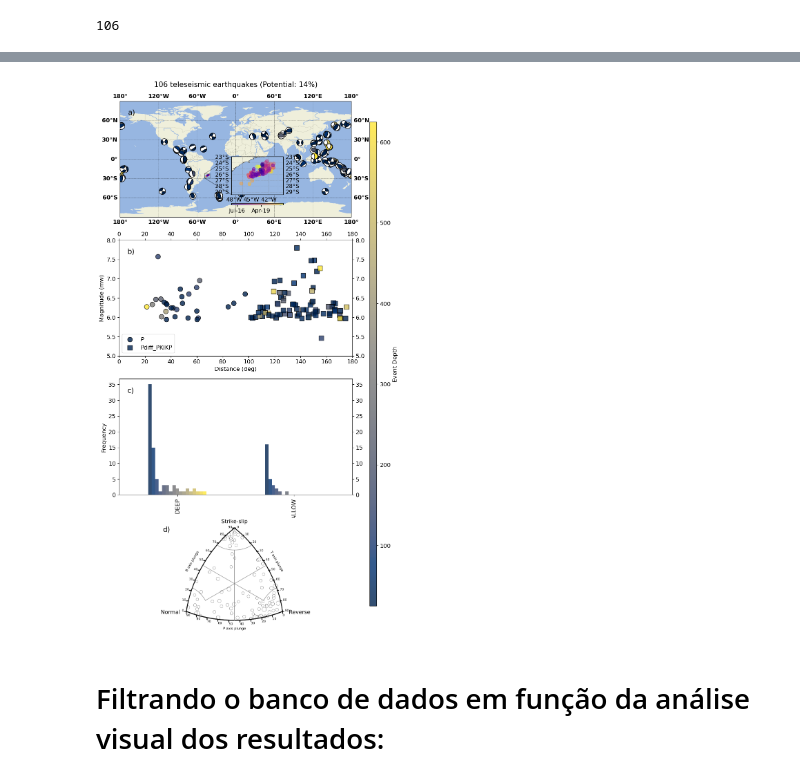
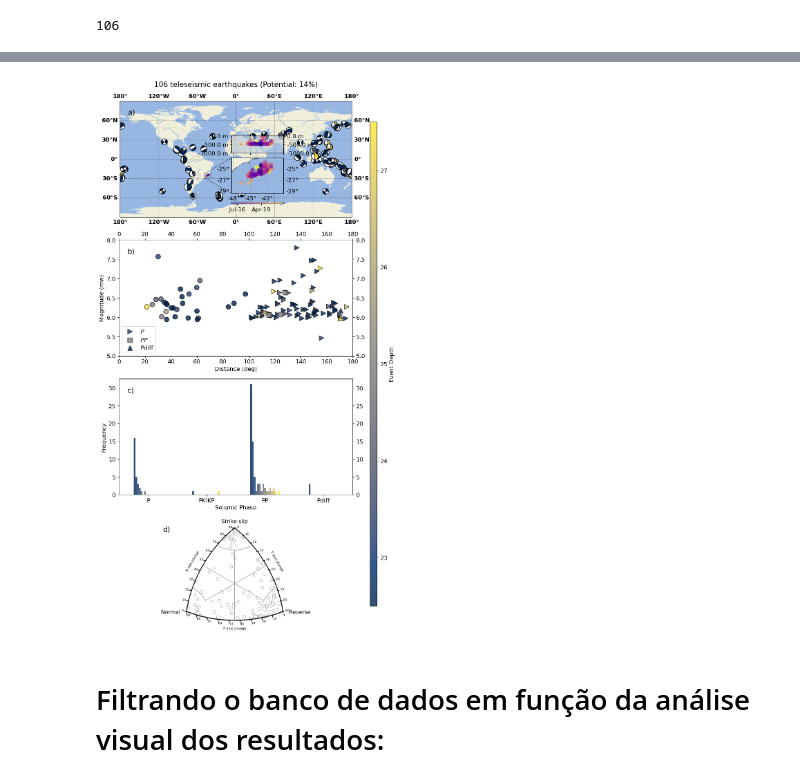
Before and after one commit to dIOGOLOC/marefone, a Jupyter notebook: diverse_tools/Tutorial/Tutorial_event_ploting_via_quakexml.ipynb, the cells around one changed output, grey strips where cells are left out. Saved outputs shown, nothing was run; the diff lists cells and outputs as text; code cells hidden in the pictures.

```diff
--- a/diverse_tools/Tutorial/Tutorial_event_ploting_via_quakexml.ipynb
+++ b/diverse_tools/Tutorial/Tutorial_event_ploting_via_quakexml.ipynb
@@ -1134,9 +2001,16 @@ def event_search(ev_file):
+# %%
+fases_sismicas = ["P","PP","Pdiff","PKP","PKIKP"]
+# %%
+input_data = []
+for fs in fases_sismicas:
+    for ev in cat:
+        input_data.append([ev,fs])
 # %%
 df_results = []
-with Pool(processes=9) as p:
-    max_ = len(cat)
+with Pool(processes=4) as p:
+    max_ = len(input_data)
     with tqdm(total=max_) as pbar:
-        for result in p.imap_unordered(event_search,cat):
+        for result in p.imap_unordered(event_search,input_data):
             df_results.append(result)
             pbar.update()
 # %%
@@ -1231,7 +2095,7 @@ colors = [plt.cm.cividis(value) for value in normalized_values]
 hex_colors = [mcolors.rgb2hex(color) for color in colors]
 
 for i in range(len(dataframe_events_glider['moment_tensor'])):
-    bb = beach(dataframe_events_glider['moment_tensor'].values[i], xy=(dataframe_events_glider['ev_long'].values[i], dataframe_events_glider['ev_lat'].values[i]),facecolor=hex_colors[i],width=10, linewidth=1)
+    bb = beach(dataframe_events_glider['moment_tensor'].values[i], xy=(dataframe_events_glider['ev_long'].values[i], dataframe_events_glider['ev_lat'].values[i]),facecolor=hex_colors[i],width=dataframe_events_glider['magnitude'].values[i]*1.5, linewidth=1)
     bb.set_zorder(10)
     ax.add_collection(bb)
 
@@ -1265,11 +2129,6 @@ axins.add_feature(cfeature.OCEAN)
 axins.add_feature(cfeature.COASTLINE,linewidth=0.3)
 axins.add_feature(cfeature.BORDERS, linestyle=':',linewidth=0.3)
 
-# ----------------------------------------------------------------------------------------------------------
-# Adding grid
-axins.gridlines(crs=ccrs.PlateCarree(), draw_labels=["bottom", "left", "right"],linewidth=0.5, color='gray', alpha=0.5, linestyle='--')
-axins.tick_params(axis='both',which="both",bottom=True, top=True, left=True, right=True,labelbottom=True, labeltop=False, labelleft=True, labelright=True)
-
 # subregion of the original image
 x1 = np.min(dataframe_glider_xml['longitude'])-abs(np.min(dataframe_glider_xml['longitude'])/30)
 x2 = np.max(dataframe_glider_xml['longitude'])+abs(np.max(dataframe_glider_xml['longitude'])/30)
@@ -1277,6 +2136,31 @@ y1 = np.min(dataframe_glider_xml['latitude'])-abs(np.min(dataframe_glider_xml['l
 y2 = np.max(dataframe_glider_xml['latitude'])+abs(np.max(dataframe_glider_xml['latitude'])/30)
 axins.set_xlim(x1, x2)
 axins.set_ylim(y1, y2)
+
+# ----------------------------------------------------------------------------------------------------------
+# Adding grid
+gl = axins.gridlines(crs=ccrs.PlateCarree(),draw_labels=["bottom", "left", "right"],linewidth=0.5, color='gray', alpha=0.5, linestyle='--')
+axins.tick_params(axis='both',which="both",bottom=True, top=True, left=True, right=True,labelbottom=True, labeltop=False, labelleft=True, labelright=True)
+gl.xlocator = FixedLocator([int(i) for i in np.linspace(x1,x2,num=4)])
+gl.ylocator = FixedLocator([int(i) for i in np.linspace(y1,y2,num=4)])
+gl.xformatter = LongitudeFormatter(direction_label=False)
+gl.yformatter = LatitudeFormatter(direction_label=False)
+
+#####################################################
+# Adding inset DEPTH
+#####################################################
+
+ax_histx = plt.axes([0.45, 0.805, 0.15, 0.025],sharex=axins,facecolor='lightsteelblue')
+ax_histx.scatter(dataframe_events_glider['lon_glider'],dataframe_events_glider['dep_glider'],c=np.array([mdates.date2num(obspy.UTCDateTime(i).datetime) for i in dataframe_events_glider['time_glider']]),marker='o',alpha=0.5,cmap='plasma',s=50)
+ax_histx.grid(linewidth=0.5, color='gray', alpha=0.5, linestyle='--')
+ax_histx.tick_params(axis='both',which="both",bottom=True, top=True, left=True, right=True,labelbottom=False, labeltop=False, labelleft=True, labelright=True)
+ax_histx.set_ylim(-1000,0)
+ax_histx.set_xlim(x1, x2)
+ax_histx.set_xticks([int(i) for i in np.linspace(x1,x2,num=4)])
+ax_histx.yaxis.set_major_formatter('{x} m')
+ax_histx.yaxis.set_major_locator(MultipleLocator(500))
+ax_histx.yaxis.set_minor_locator(MultipleLocator(100))
+ax_histx.patch.set_alpha(0.5)
 
 # ----------------------------------------------------------------------------------------------------------
 # Adding colorbar
@@ -1295,14 +2179,18 @@ ax.indicate_inset_zoom(axins, edgecolor="black")
 
 ax1 = fig.add_subplot(4, 1, 2)
 
-P_df = dataframe_events_glider[dataframe_events_glider.Phase == "SHALLOW"]
-Pdiff_PKIKP_df = dataframe_events_glider[dataframe_events_glider.Phase == "DEEP"]
+P_df = dataframe_events_glider[dataframe_events_glider.Phase == "P"]
+PP_df = dataframe_events_glider[dataframe_events_glider.Phase == "PP"]
+Pdiff_df = dataframe_events_glider[dataframe_events_glider.Phase == "Pdiff"]
+PKIKP_df = dataframe_events_glider[dataframe_events_glider.Phase == "PKIKP"]
 
 sc1 = ax1.scatter(P_df.distance,P_df.magnitude,marker='o',c=P_df.ev_depth_round.to_list(),s=100,cmap='cividis',edgecolors='k',alpha=0.8)
-sc2 = ax1.scatter(Pdiff_PKIKP_df.distance,Pdiff_PKIKP_df.magnitude,marker='s',c=Pdiff_PKIKP_df.ev_depth_round.to_list(),s=100,cmap='cividis',edgecolors='k',alpha=0.8)
+sc1 = ax1.scatter(PP_df.distance,PP_df.magnitude,marker='>',c=PP_df.ev_depth_round.to_list(),s=100,cmap='cividis',edgecolors='k',alpha=0.8)
+sc2 = ax1.scatter(Pdiff_df.distance,Pdiff_df.magnitude,marker='s',c=Pdiff_df.ev_depth_round.to_list(),s=100,cmap='cividis',edgecolors='k',alpha=0.8)
+sc3 = ax1.scatter(PKIKP_df.distance,PKIKP_df.magnitude,marker='^',c=PKIKP_df.ev_depth_round.to_list(),s=100,cmap='cividis',edgecolors='k',alpha=0.8)
 
-sc = [sc1,sc2]
-ax1.legend(sc,["$P$","Pdiff_PKIKP"], loc='lower left',scatterpoints=1)
+sc = [sc1,sc2,sc3]
+ax1.legend(sc,["$P$","$PP$","Pdiff","PKIKP"], loc='lower left',scatterpoints=1)
 
 ax1.set_xlim(0,180)
 ax1.set_ylim(5,8)
@@ -1320,35 +2208,36 @@ ax1.text(x=0.05,y=0.9,s='b)',ha="center", va="center",transform=ax1.transAxes,fo
 magma_hex_colors = ['#000004', '#1a001e', '#470b39', '#7d1e5e', '#b3314f', '#ec6e51', '#f9cb51']
 
 ax2 = fig.add_subplot(4, 1, 3)
 sc4 = pd.crosstab(dataframe_events_glider.Phase, dataframe_events_glider.ev_depth_round).plot.bar(stacked=False,cmap='cividis',alpha=0.8,ax=ax2,legend=False)
 ax2.set_xlabel('Seismic Phase')
 ax2.set_ylabel('Frequency')
-ax2.tick_params(axis='x', labelrotation=90,labelbottom=True, labeltop=False, labelleft=True, labelright=True,bottom=True, top=False, left=True, right=True)
+ax2.tick_params(axis='x', rotation=0, labelbottom=True, labeltop=False, labelleft=True, labelright=True,bottom=True, top=False, left=True, right=True)
 ax2.tick_params(axis='y', labelbottom=True, labeltop=False, labelleft=True, labelright=True,bottom=True, top=False, left=True, right=True)
 ax2.text(x=0.05,y=0.9,s='c)',ha="center", va="center",transform=ax2.transAxes,fontsize=15)
 
 #####################################################
 # Adding FOCAL MECHANISM PLOT
 #####################################################
+
 from matplotlib.figure import Figure
 from matplotlib.offsetbox import OffsetImage, AnnotationBbox
 ax3 = fig.add_subplot(4, 1, 4)
 arr_img = plt.imread("/media/sysop/14f7ead0-5dcb-4557-a139-55dbb404d11a/diogoloc/dados_posdoc/Gliders_DATA/OUTPUT/FIGURAS/STATISTICS/glider_earthquakes_focal_mechanisms_potential.png")
 ax3.imshow(arr_img)
 ax3.axis('off')
 ax3.text(x=0.05,y=0.9,s='d)',ha="center", va="center",transform=ax3.transAxes,fontsize=15)
 
 # ----------------------------------------------------------------------------------------------------------
 # Adding colorbar
 fig.subplots_adjust(right=0.8)
 cbar_ax = fig.add_axes([0.85, 0.15, 0.02, 0.7])
 fig.colorbar(sc2, cax=cbar_ax,label='Event Depth',fraction=0.025, shrink= 0.025)
 
 # -------------------------------------------------------------------------------------------------------------------------------------------
 os.makedirs(FOLDER_OUTPUT+'FIGURAS/STATISTICS/',exist_ok=True)
 fig.savefig(FOLDER_OUTPUT+'FIGURAS/STATISTICS/database_earthquake_potential.png',pad_inches=0.025)
 # %% [output]
-[figure, old version]
+[figure, new version]
 # %% [markdown]
 # Filtrando o banco de dados em função da análise visual dos resultados:
 # %%
```
Also changed, not shown: parts of 12 cells of this notebook, 1 other file.
